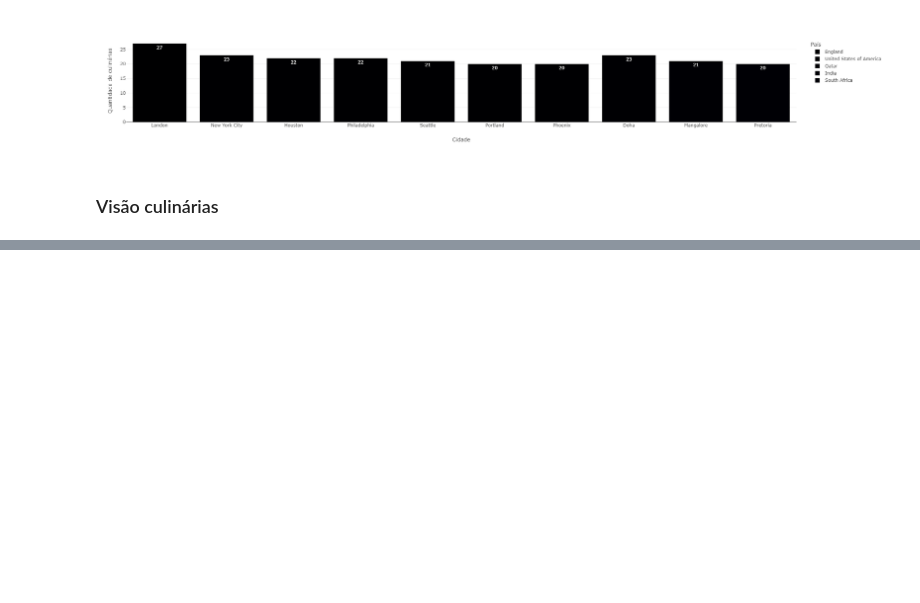
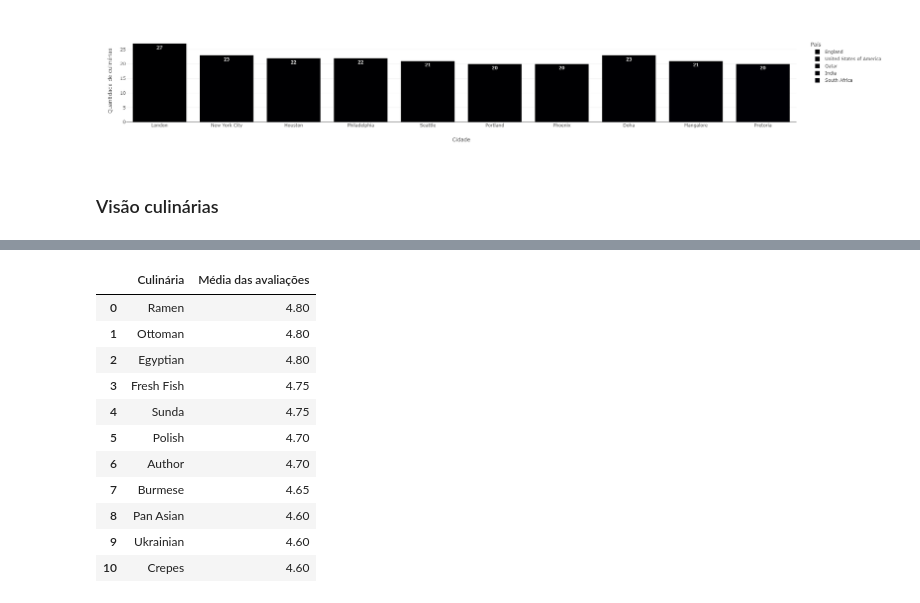
Before and after one commit to GleyfersonSilva/ftc_projeto_do_aluno, a Jupyter notebook: notebook_projeto_aluno.ipynb, the cells around one changed output, grey strips where cells are left out. Cells and saved outputs as stored; diff of their text form; code cells hidden in the pictures; blank space fills up the shorter version.

```diff
--- a/notebook_projeto_aluno.ipynb
+++ b/notebook_projeto_aluno.ipynb
@@ -1576,0 +1577,37 @@ px.bar(graph, x='Culinária', y='Média das avaliações', text_auto='.2f')
+# %%
+# Obter o top 1 a top 20 tipos de culinária com a maior ou menor média de avaliação
+# Filtros e colunas
+
+'''
+Esta função tem o objetivo de trazer um gráfico de barras de um rank de 1 a 20 piores ou melhores culinárias
+df: dataframe a ser analisado
+rank_asc: a ordenação da análise
+    - False: irá analisar os melhores restaurantes
+    - True: irá analisar os piores restaurantes
+indice: indica qual o top restaurantes você deseja exibir
+    - exemplo: a partir de um filtro de valores é definido um número, de 1 a 20, onde deve ser escolhido a quantidade de restaurantes que deve conter este rank
+'''
+colunas = ['Aggregate rating', 'Cuisines']
+filtros = (df1['Votes'] > 0) & (df1['Cuisines'] != 'Others')
+df_aux = df1.loc[filtros, colunas].groupby(['Cuisines']).mean().reset_index()
+df_aux = df_aux.sort_values('Aggregate rating', ascending = False).reset_index(drop=True)
+df_aux = df_aux.rename(columns = {'Cuisines' : 'Culinária', 'Aggregate rating' : 'Média das avaliações'})
+df_aux = df_aux.loc[:10, :]
+
+graph = px.bar(df_aux, x='Culinária', y='Média das avaliações', text_auto='.2f')
+graph
+df_aux
+#px.bar(graph, x='Culinária', y='Média das avaliações', text_auto='.2f')
+# %% [output]
+|  | Culinária | Média das avaliações |
+| 0 | Ramen | 4.80 |
+| 1 | Ottoman | 4.80 |
+| 2 | Egyptian | 4.80 |
+| 3 | Fresh Fish | 4.75 |
+| 4 | Sunda | 4.75 |
+| 5 | Polish | 4.70 |
+| 6 | Author | 4.70 |
+| 7 | Burmese | 4.65 |
+| 8 | Pan Asian | 4.60 |
+| 9 | Ukrainian | 4.60 |
+| 10 | Crepes | 4.60 |
```
Also changed, not shown: parts of 1 cell of this notebook, 2 other files.
